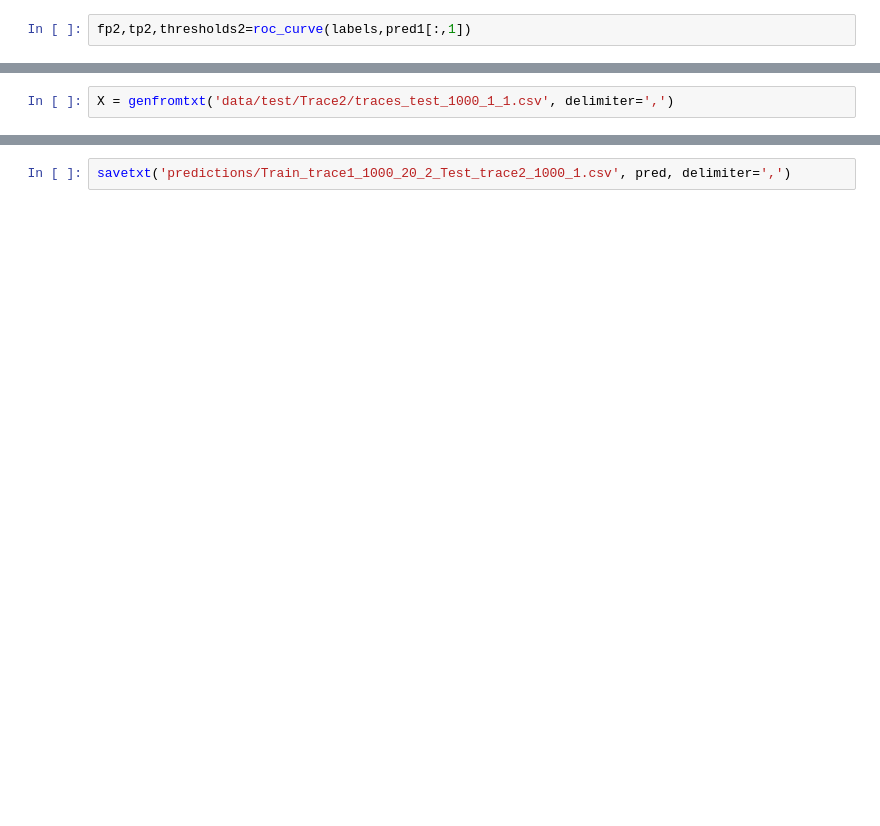
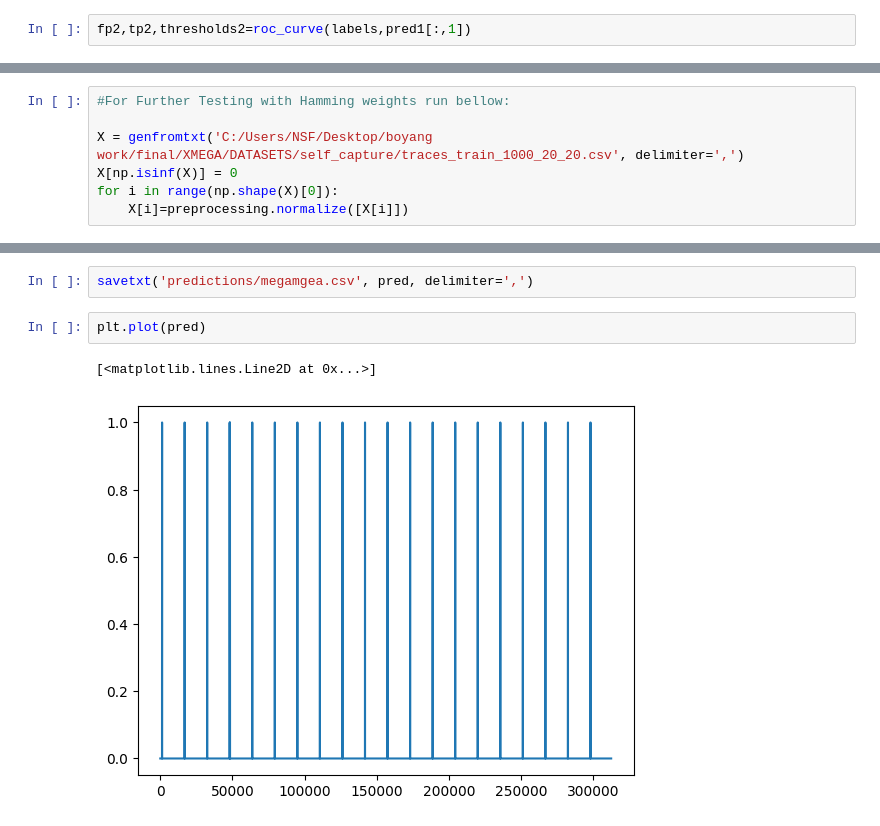
Before and after one commit to UCdasec/EMStarter, a Jupyter notebook: Deep Neural Network/CUSTOM_MODEL.ipynb, the cells around one changed output, grey strips where cells are left out. Drawn from its saved outputs; the diff is of its cells as text; blank space fills up the shorter version.

```diff
--- a/Deep Neural Network/CUSTOM_MODEL.ipynb
+++ b/Deep Neural Network/CUSTOM_MODEL.ipynb
@@ -269,2 +306,7 @@ for i in range(0,len(thresholds2),skip):
 # %%
-X = genfromtxt('data/test/Trace2/traces_test_1000_1_1.csv', delimiter=',')
+#For Further Testing with Hamming weights run bellow:
+
+X = genfromtxt('C:/Users/NSF/Desktop/boyang work/final/XMEGA/DATASETS/self_capture/traces_train_1000_20_20.csv', delimiter=',')
+X[np.isinf(X)] = 0
+for i in range(np.shape(X)[0]):
+    X[i]=preprocessing.normalize([X[i]])
@@ -278,2 +319,7 @@ pred = np.argmax(pred,axis = 1)
 # %%
-savetxt('predictions/Train_trace1_1000_20_2_Test_trace2_1000_1.csv', pred, delimiter=',')
+savetxt('predictions/megamgea.csv', pred, delimiter=',')
+# %%
+plt.plot(pred)
+# %% [output]
+[<matplotlib.lines.Line2D at 0x...>]
+[figure, added]
```
Also changed, not shown: parts of 28 cells of this notebook.
